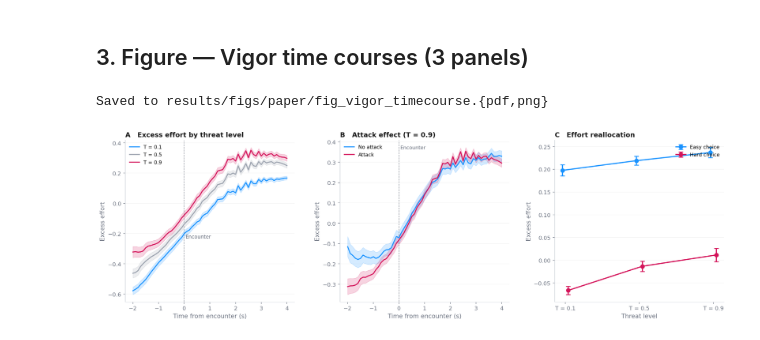
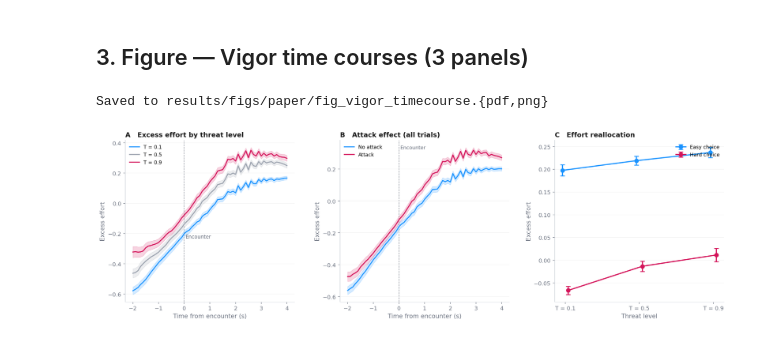
Before and after one commit to nssokada/EffortForagingUnderThreat, a Jupyter notebook: notebooks/06_paper_pipeline/11_vigor_timecourse.ipynb, the cells around one changed output. Cells and saved outputs as stored; diff of their text form; code cells hidden in the pictures.

```diff
--- a/notebooks/06_paper_pipeline/11_vigor_timecourse.ipynb
+++ b/notebooks/06_paper_pipeline/11_vigor_timecourse.ipynb
@@ -80,10 +80,9 @@ panel_a = (
 )
 print(f"\nPanel A: {len(panel_a)} rows")
 
-# ── Panel B data: T=0.9 only, attack vs non-attack, EXCESS ──────────────
-ts_t09 = ts_win[ts_win['threat'] == 0.9].copy()
+# ── Panel B data: ALL trials, attack vs non-attack, EXCESS ───────────────
 subj_atk_bin = (
-    ts_t09
+    ts_win
     .groupby(['subj', 'isAttackTrial', 't_bin'])['excess']
     .mean()
     .reset_index()
@@ -177,7 +176,7 @@ ax.axvline(0, color=Colors.INK, linestyle='--', linewidth=0.9, alpha=0.7, zorder
 ax.text(0.05, 0.97, 'Encounter', fontsize=9, color=Colors.INK, ha='left', va='top',
         transform=ax.get_xaxis_transform())
 ax.legend(fontsize=9, frameon=False, loc='upper left')
-ax.set_title('B   Attack effect (T = 0.9)', fontsize=12, fontweight='bold',
+ax.set_title('B   Attack effect (all trials)', fontsize=12, fontweight='bold',
              color=Colors.DARK_GREY, loc='left')
 style_axis(ax, ylabel='Excess effort',
            xlabel='Time from encounter (s)')
@@ -190,31 +189,31 @@ threat_levels = [0.1, 0.5, 0.9]
 x_pos = np.arange(len(threat_levels))
 
 for ch_val in [0, 1]:
     d = panel_c[panel_c['choice'] == ch_val].sort_values('threat')
     ax.errorbar(x_pos + (ch_val - 0.5) * 0.08,  # slight offset for visibility
                 d['mean'].values, yerr=d['sem'].values,
                 color=choice_colors[ch_val], marker='o', markersize=7,
                 linewidth=2, capsize=4, capthick=1.5,
                 label=choice_labels[ch_val], zorder=3)
 
 ax.set_xticks(x_pos)
 ax.set_xticklabels(['T = 0.1', 'T = 0.5', 'T = 0.9'])
 ax.legend(fontsize=9, frameon=False, loc='upper right')
 ax.set_title('C   Effort reallocation', fontsize=12, fontweight='bold',
              color=Colors.DARK_GREY, loc='left')
 style_axis(ax, ylabel='Excess effort', xlabel='Threat level')
 
 # ── Layout and save ──────────────────────────────────────────────────────
 fig.tight_layout(w_pad=3.0)
 
 import os
 os.makedirs('/workspace/results/figs/paper', exist_ok=True)
 fig.savefig('/workspace/results/figs/paper/fig_vigor_timecourse.pdf',
             bbox_inches='tight', dpi=300)
 fig.savefig('/workspace/results/figs/paper/fig_vigor_timecourse.png',
             bbox_inches='tight', dpi=300)
 print("Saved to results/figs/paper/fig_vigor_timecourse.{pdf,png}")
 plt.show()
 # %% [output]
 Saved to results/figs/paper/fig_vigor_timecourse.{pdf,png}
-[figure, old version]
+[figure, new version]
```
Also changed, not shown: 2 other files.
